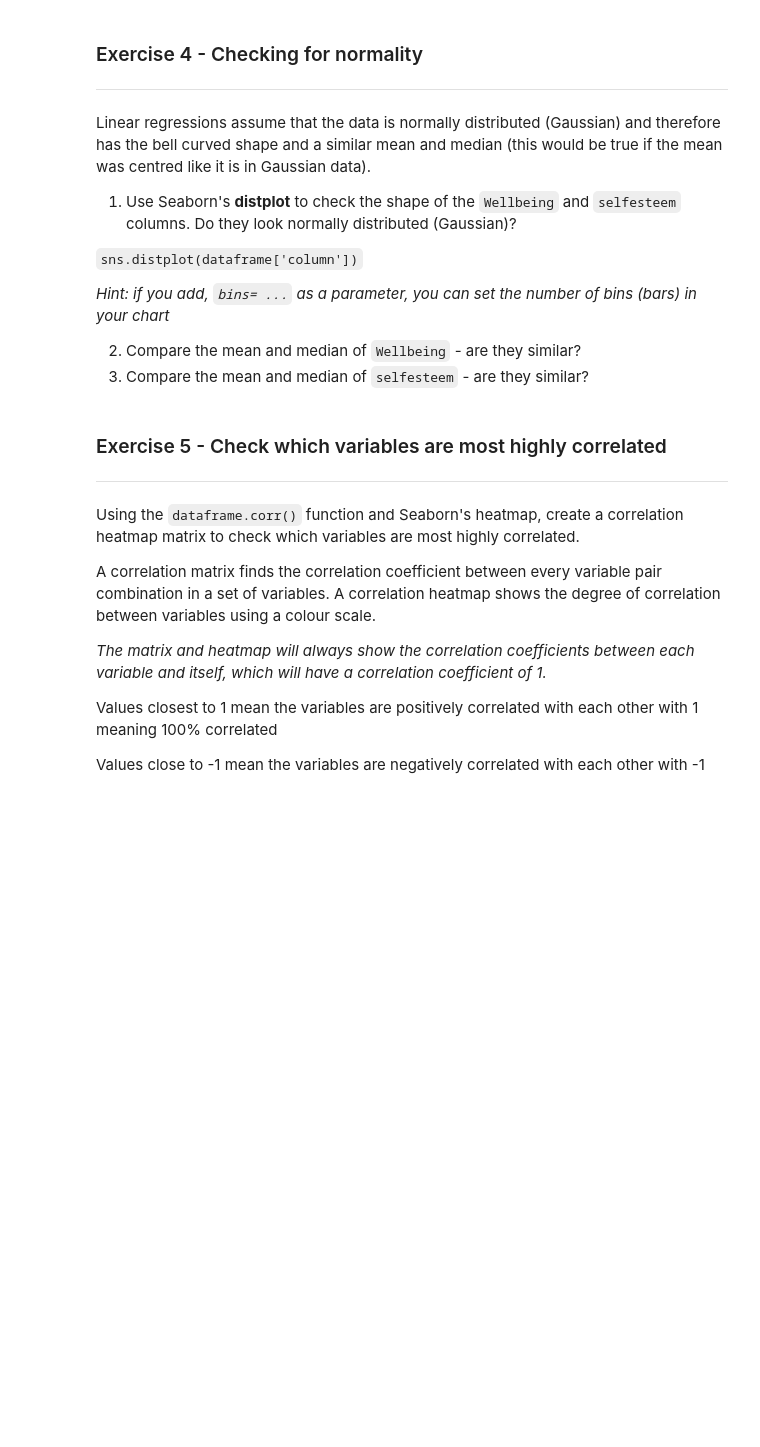
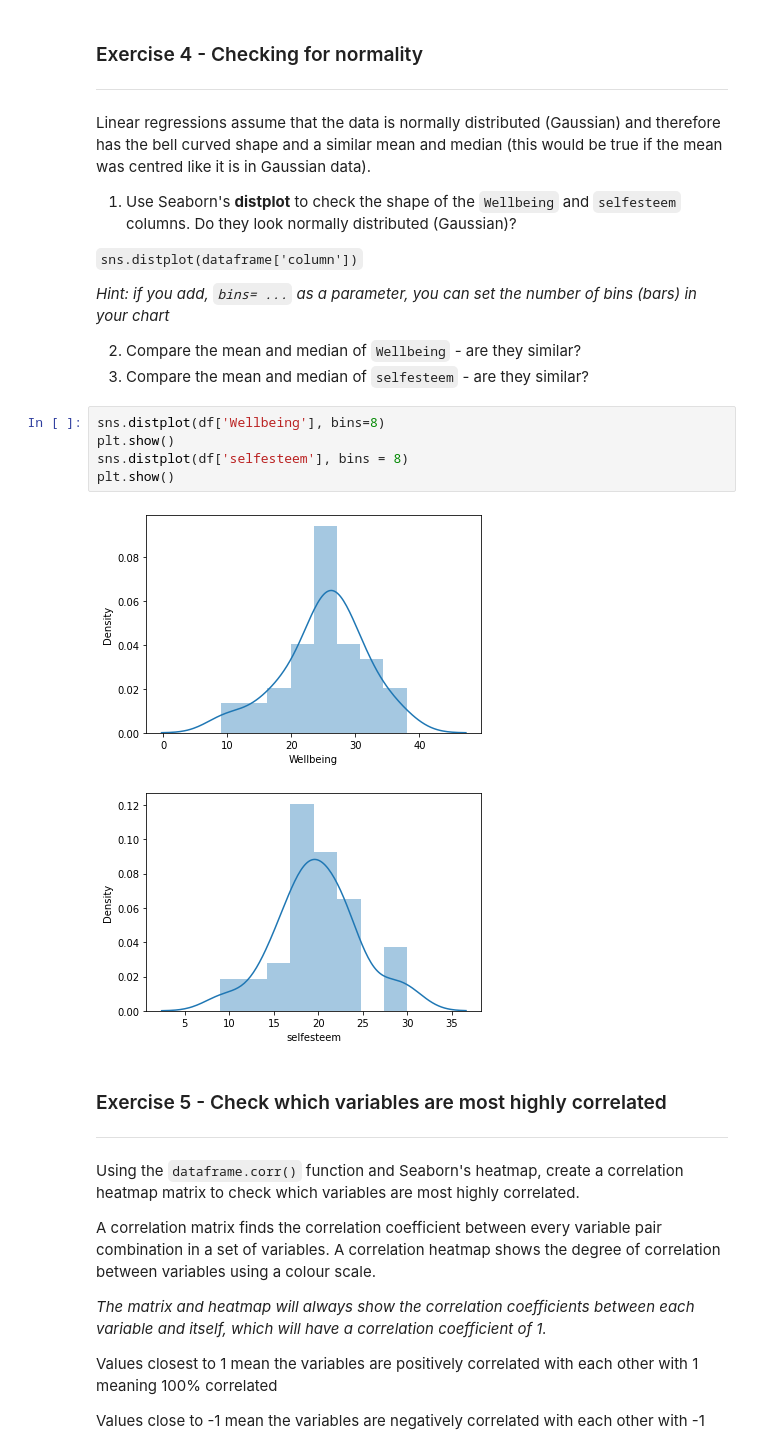
Before and after one commit to Natan9939/PythonCourse, a Jupyter notebook: 8_2_Correlation_exercises.ipynb, the cells around one changed output. Saved outputs shown, nothing was run; the diff lists cells and outputs as text; blank space fills up the shorter version.

```diff
--- a/8_2_Correlation_exercises.ipynb
+++ b/8_2_Correlation_exercises.ipynb
@@ -141,6 +193,14 @@ Linear regressions assume that the data is normally distributed (Gaussian) and t
 
 2. Compare the mean and median of `Wellbeing` - are they similar?
 3. Compare the mean and median of `selfesteem` - are they similar?
+# %%
+sns.distplot(df['Wellbeing'], bins=8)
+plt.show()
+sns.distplot(df['selfesteem'], bins = 8)
+plt.show()
+# %% [output]
+[figure, added]
+[figure, added]
 # %% [markdown]
 ### Exercise 5 - Check which variables are most highly correlated
 ---
```
Also changed, not shown: parts of 5 cells of this notebook.
